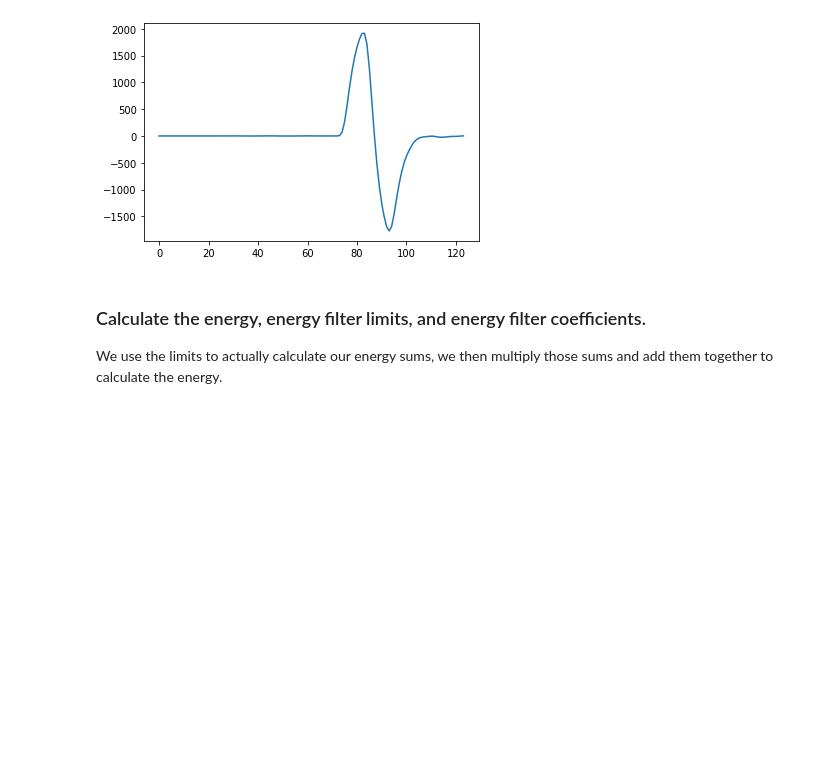
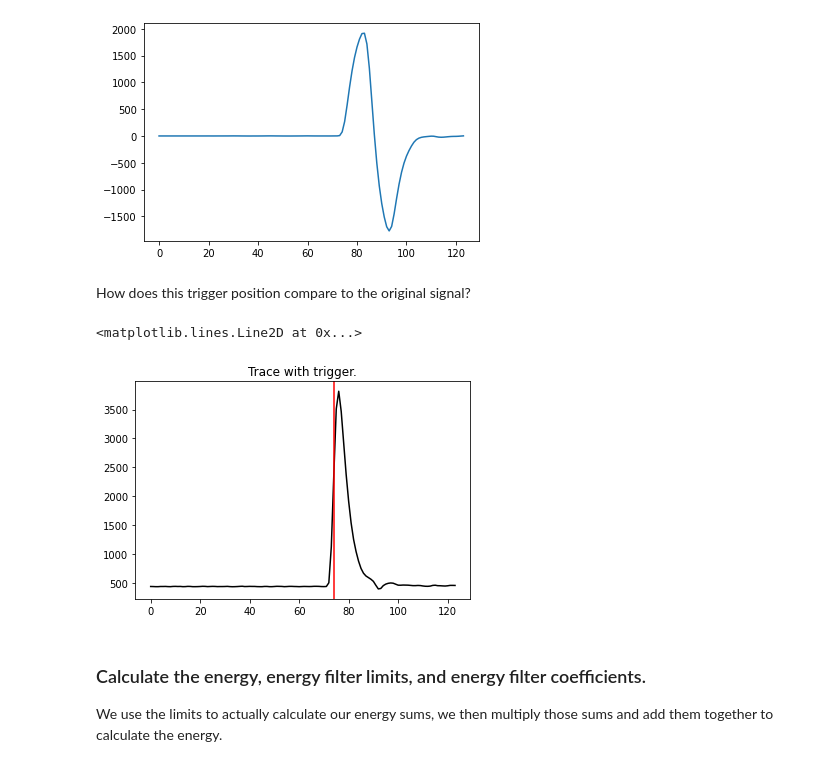
Before and after one commit to spaulaus/dsp_toolkit, a Jupyter notebook: docs/demo.ipynb, the cells around one changed output. Cells and saved outputs as stored; diff of their text form; code cells hidden in the pictures; blank space fills up the shorter version.

```diff
--- a/docs/demo.ipynb
+++ b/docs/demo.ipynb
@@ -45,6 +45,16 @@ plt.plot(trigger_filter)
 # %% [output]
 [<matplotlib.lines.Line2D at 0x...>]
 [figure]
+# %% [markdown]
+How does this trigger position compare to the original signal?
+# %%
+ax = plt.gca()
+ax.set(title="Trace with trigger.")
+plt.plot(signal, color='black')
+plt.axvline(x=triggers[0], color='red')
+# %% [output]
+<matplotlib.lines.Line2D at 0x...>
+[figure, added]
 # %% [markdown]
 ### Calculate the energy, energy filter limits, and energy filter coefficients.
 We use the limits to actually calculate our energy sums, we then multiply those sums and add them
```
Also changed, not shown: parts of 7 cells of this notebook.
